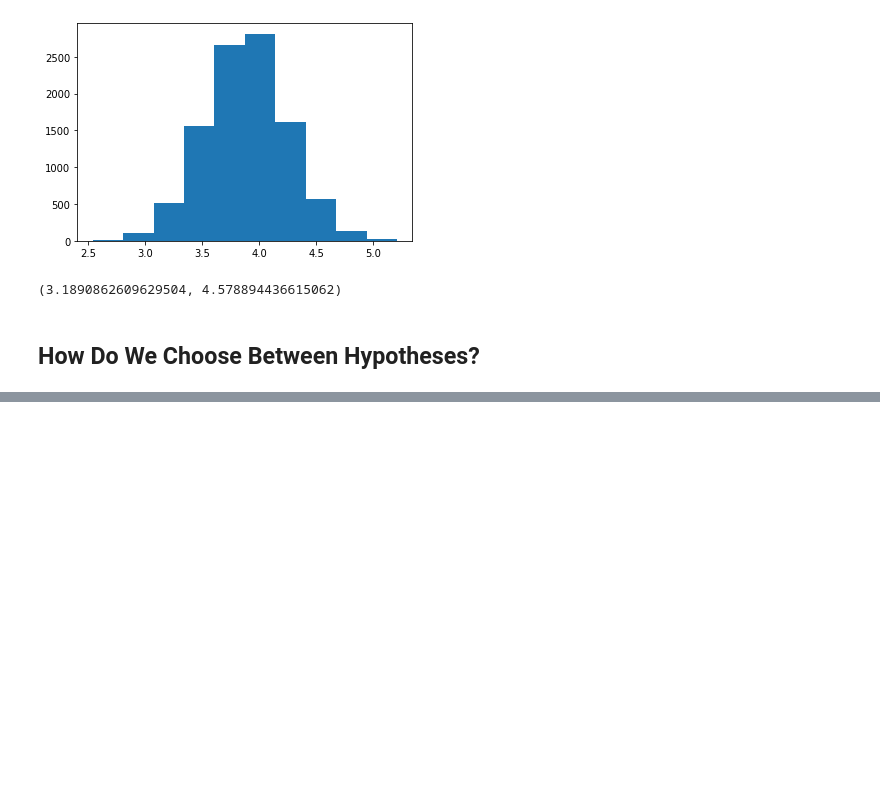
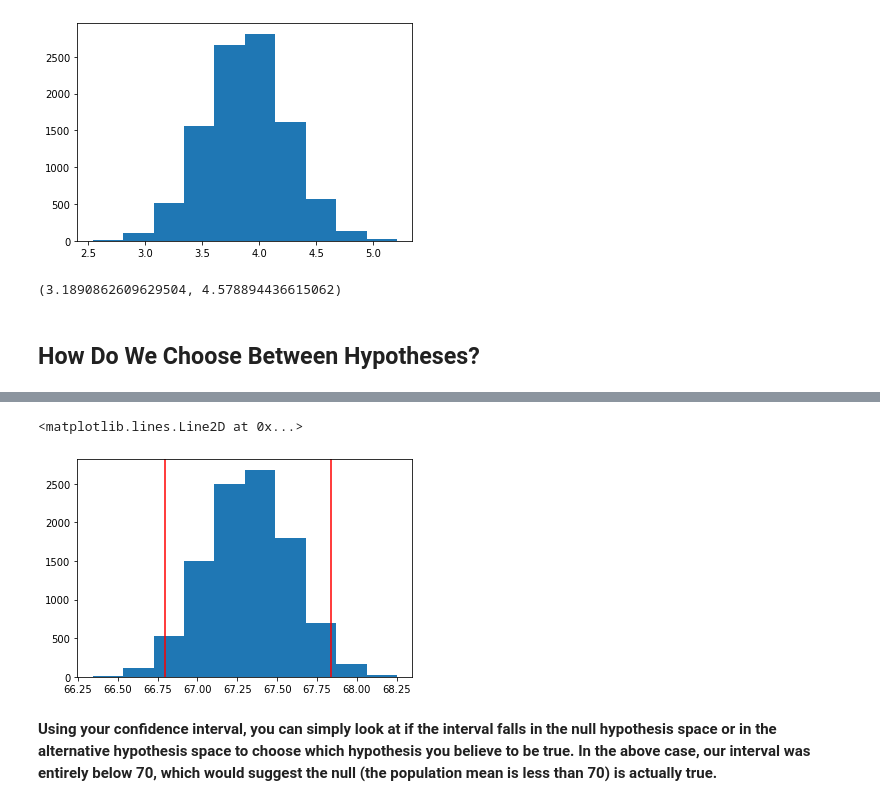
Before and after one commit to mzhoolideh/data_science_pract, a Jupyter notebook: labs/probability_pract.ipynb, the cells around one changed output, grey strips where cells are left out. Saved outputs shown, nothing was run; the diff lists cells and outputs as text; code cells hidden in the pictures; blank space fills up the shorter version.

Commit message:
feat: choose between hypotheses methods 2

```diff
--- a/labs/probability_pract.ipynb
+++ b/labs/probability_pract.ipynb
@@ -465,3 +465,7 @@ np.percentile(bootage, 2.5), np.percentile(bootage, 97.5)
 **$H_0 = \mu \le$ 70**
 
 **$H_1 = \mu >$ 70**
+# %%
+sample_df = coffee_df.sample(150)
+# %%
+bootsample = sample_df.sample(150, replace=True)
@@ -467,0 +479,17 @@ np.percentile(bootage, 2.5), np.percentile(bootage, 97.5)
+# %%
+mean = []
+for _ in range(10000):
+    bootsample = sample_df.sample(150, replace=True)
+    mean.append(bootsample.height.mean())
+# %%
+low, high = np.percentile(mean, 2.5), np.percentile(mean, 97.5)
+# %%
+plt.hist(mean)
+plt.axvline(low, c='r')
+plt.axvline(high, c='r')
+# %% [output]
+<matplotlib.lines.Line2D at 0x...>
+[figure, added]
+# %% [markdown]
+**Using your confidence interval, you can simply look at if the interval falls in the null hypothesis space or in the alternative hypothesis space to choose which hypothesis you believe to be true.
+In the above case, our interval was entirely below 70, which would suggest the null (the population mean is less than 70) is actually true.**
```
Also changed, not shown: parts of 8 cells of this notebook.
